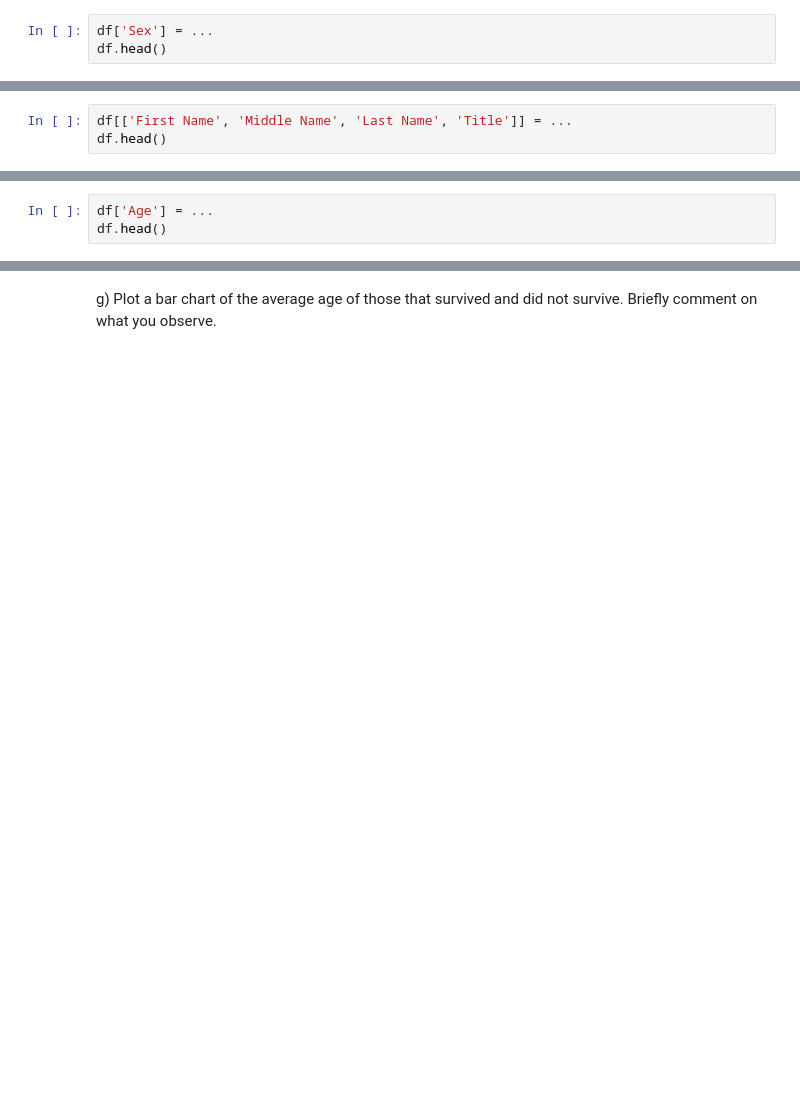
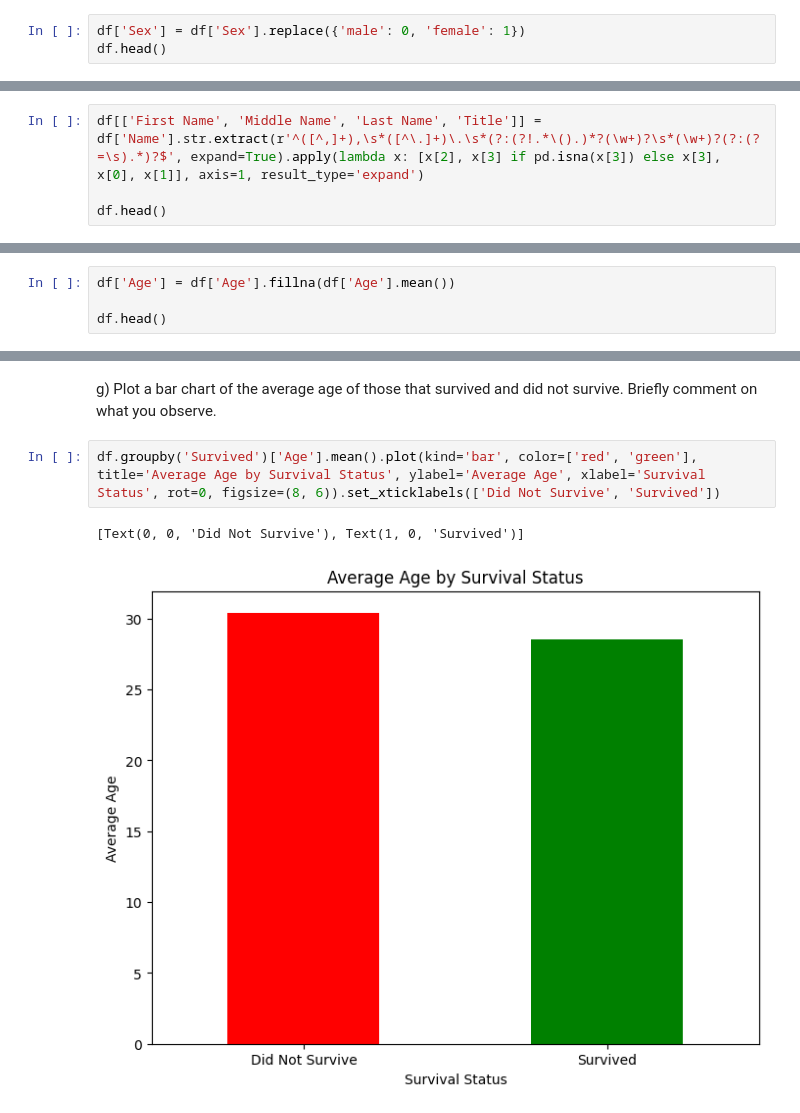
Before and after one commit to markyx316/Data-Science-Fundamentals, a Jupyter notebook: lecture_02/worksheet_02.ipynb, the cells around one changed output, grey strips where cells are left out. Drawn from its saved outputs; the diff is of its cells as text; blank space fills up the shorter version.

```diff
--- a/lecture_02/worksheet_02.ipynb
+++ b/lecture_02/worksheet_02.ipynb
@@ -68,5 +83,5 @@ df.columns
 # %% [markdown]
 d) Complete the code below to replaces `male` with 0 and `female` with 1
 # %%
-df['Sex'] = ...
+df['Sex'] = df['Sex'].replace({'male': 0, 'female': 1})
 df.head()
@@ -80,6 +102,7 @@ For example: `Braund, Mr. Owen Harris` would be:
 | Owen      |  Harris     |  Braund   | Mr    |
 
 Anything not clearly one of the above 4 categories can be ignored.
-# %%
-df[['First Name', 'Middle Name', 'Last Name', 'Title']] = ...
-df.head()
+# %%
+df[['First Name', 'Middle Name', 'Last Name', 'Title']] = df['Name'].str.extract(r'^([^,]+),\s*([^\.]+)\.\s*(?:(?!.*\().)*?(\w+)?\s*(\w+)?(?:(?=\s).*)?$', expand=True).apply(lambda x: [x[2], x[3] if pd.isna(x[3]) else x[3], x[0], x[1]], axis=1, result_type='expand')
+
+df.head()
@@ -86,5 +116,6 @@ df.head()
 # %% [markdown]
 f) Complete the code below to replace all missing ages with the average age
 # %%
-df['Age'] = ...
+df['Age'] = df['Age'].fillna(df['Age'].mean())
+
 df.head()
@@ -91,2 +129,7 @@ df.head()
 # %% [markdown]
 g) Plot a bar chart of the average age of those that survived and did not survive. Briefly comment on what you observe.
+# %%
+df.groupby('Survived')['Age'].mean().plot(kind='bar', color=['red', 'green'], title='Average Age by Survival Status', ylabel='Average Age', xlabel='Survival Status', rot=0, figsize=(8, 6)).set_xticklabels(['Did Not Survive', 'Survived'])
+# %% [output]
+[Text(0, 0, 'Did Not Survive'), Text(1, 0, 'Survived')]
+[figure, added]
```
Also changed, not shown: parts of 7 cells of this notebook.
